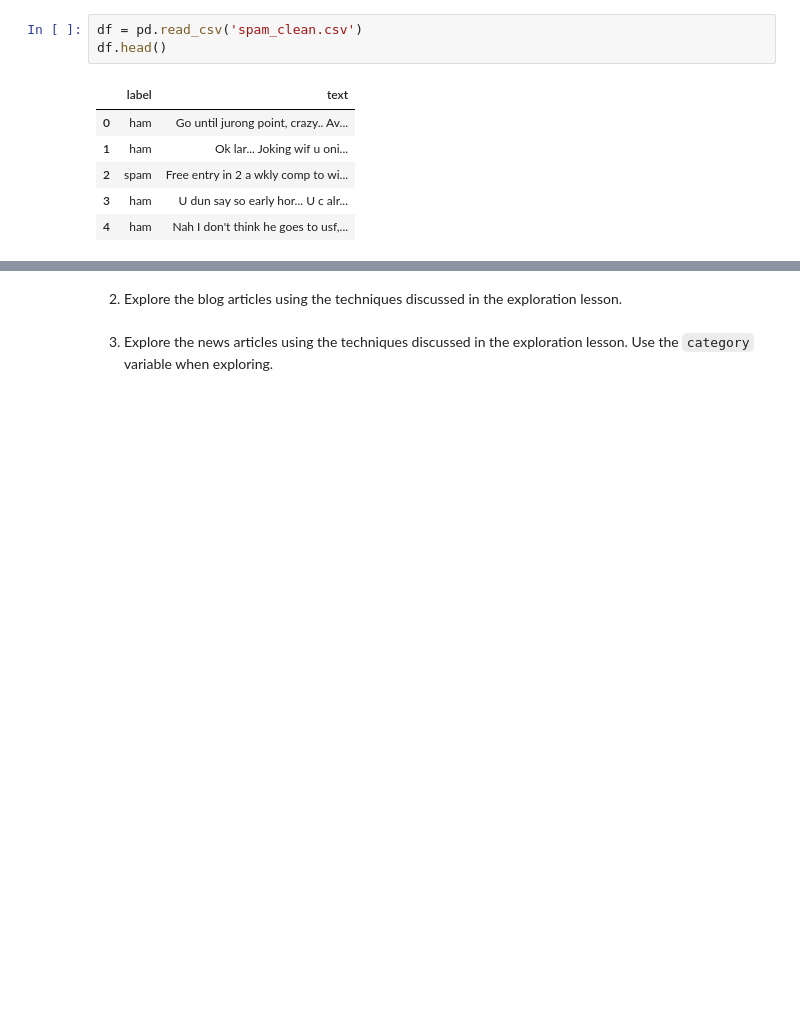
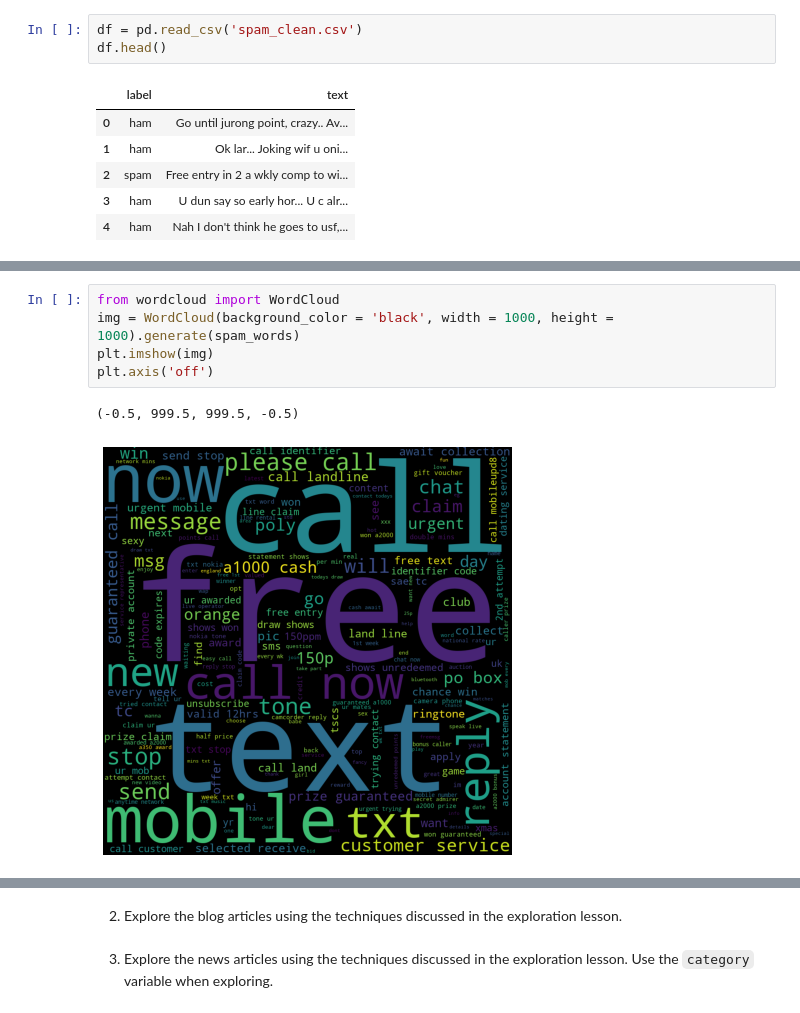
Before and after one commit to david-rodriguez-siller/natural-language-processing-exercises, a Jupyter notebook: explore_exercises.ipynb, the cells around one changed output, grey strips where cells are left out. Drawn from its saved outputs; the diff is of its cells as text; blank space fills up the shorter version.

```diff
--- a/explore_exercises.ipynb
+++ b/explore_exercises.ipynb
@@ -29,0 +75,8 @@ df.head()
+# %%
+from wordcloud import WordCloud
+img = WordCloud(background_color = 'black', width = 1000, height = 1000).generate(spam_words)
+plt.imshow(img)
+plt.axis('off')
+# %% [output]
+(-0.5, 999.5, 999.5, -0.5)
+[figure, added]
```
Also changed, not shown: parts of 11 cells of this notebook.
